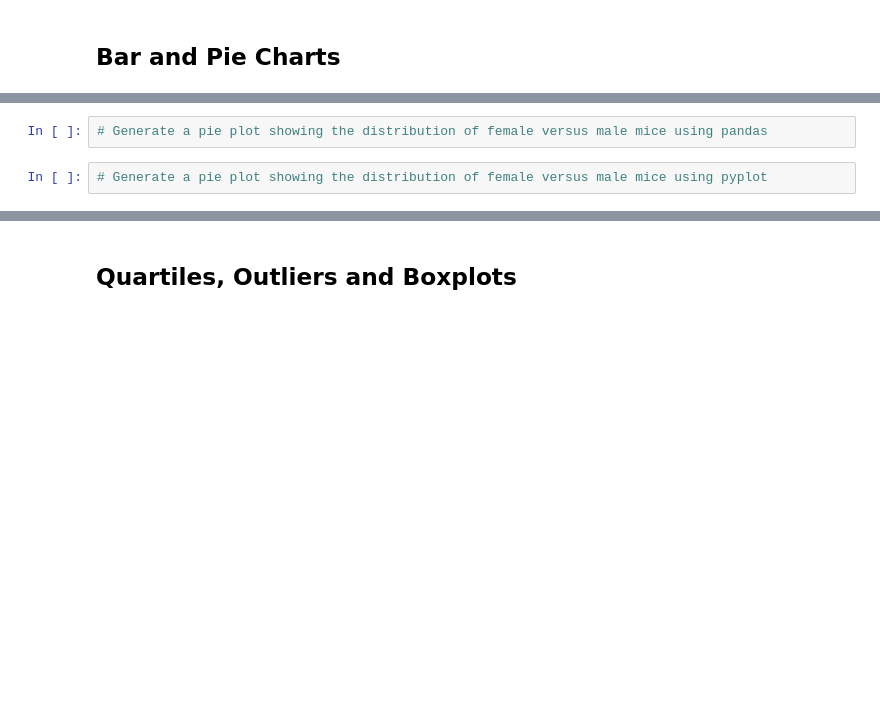
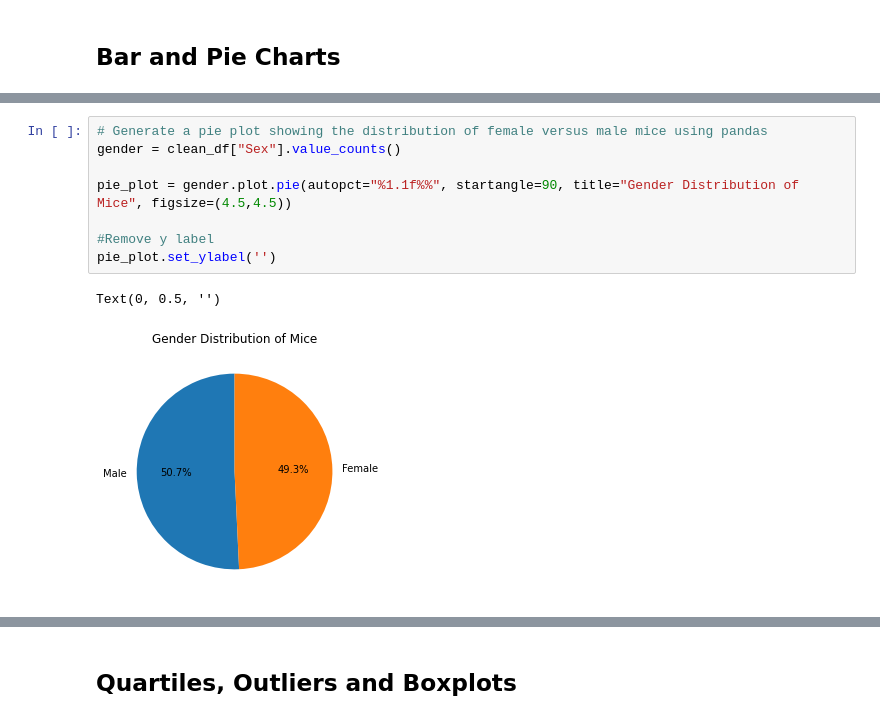
Before and after one commit to mspriest/matplotlib-challenge, a Jupyter notebook: pymaceuticals_starter.ipynb, the cells around one changed output, grey strips where cells are left out. Saved outputs shown, nothing was run; the diff lists cells and outputs as text; blank space fills up the shorter version.

```diff
--- a/pymaceuticals_starter.ipynb
+++ b/pymaceuticals_starter.ipynb
@@ -152,4 +181,11 @@ aggregate_df
 # %%
 # Generate a pie plot showing the distribution of female versus male mice using pandas
+gender = clean_df["Sex"].value_counts()
+
+pie_plot = gender.plot.pie(autopct="%1.1f%%", startangle=90, title="Gender Distribution of Mice", figsize=(4.5,4.5))
+
+#Remove y label
+pie_plot.set_ylabel('')
+# %% [output]
+Text(0, 0.5, '')
+[figure, added]
-# %%
-# Generate a pie plot showing the distribution of female versus male mice using pyplot
```
Also changed, not shown: parts of 9 cells of this notebook.
